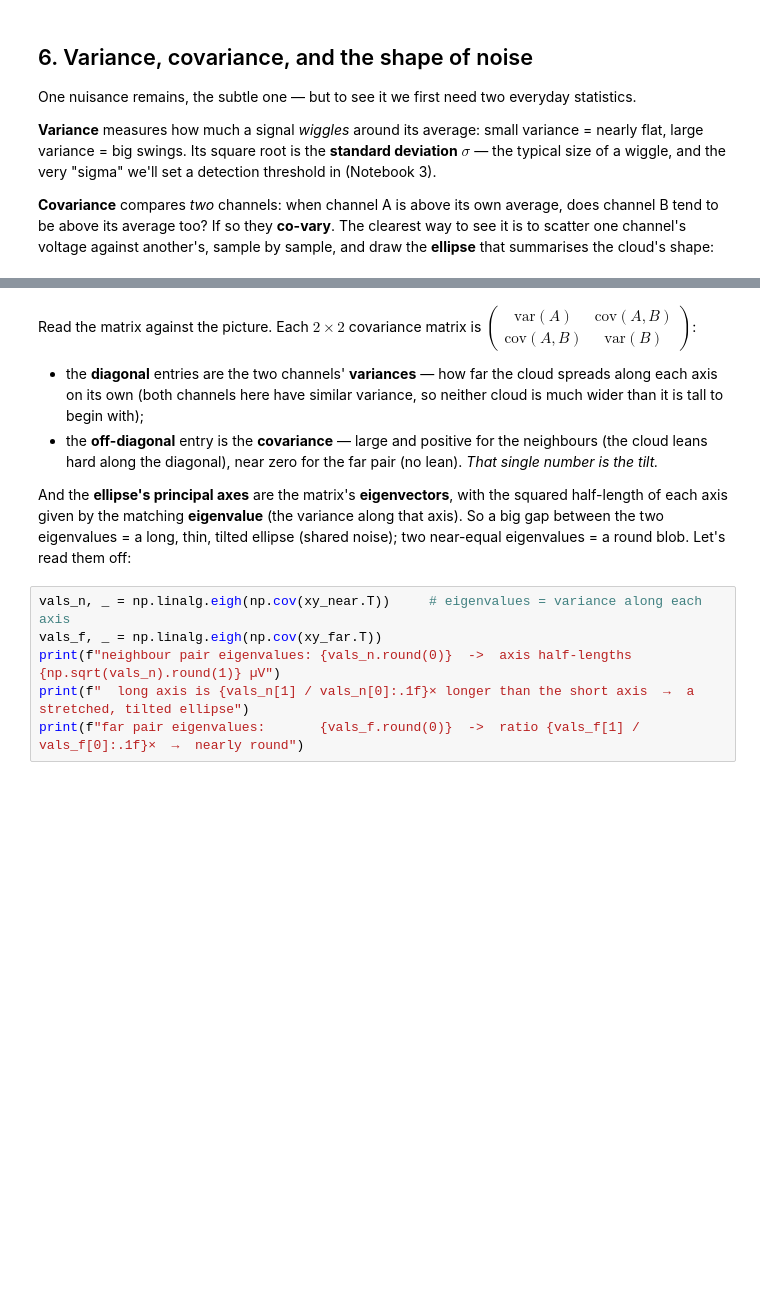
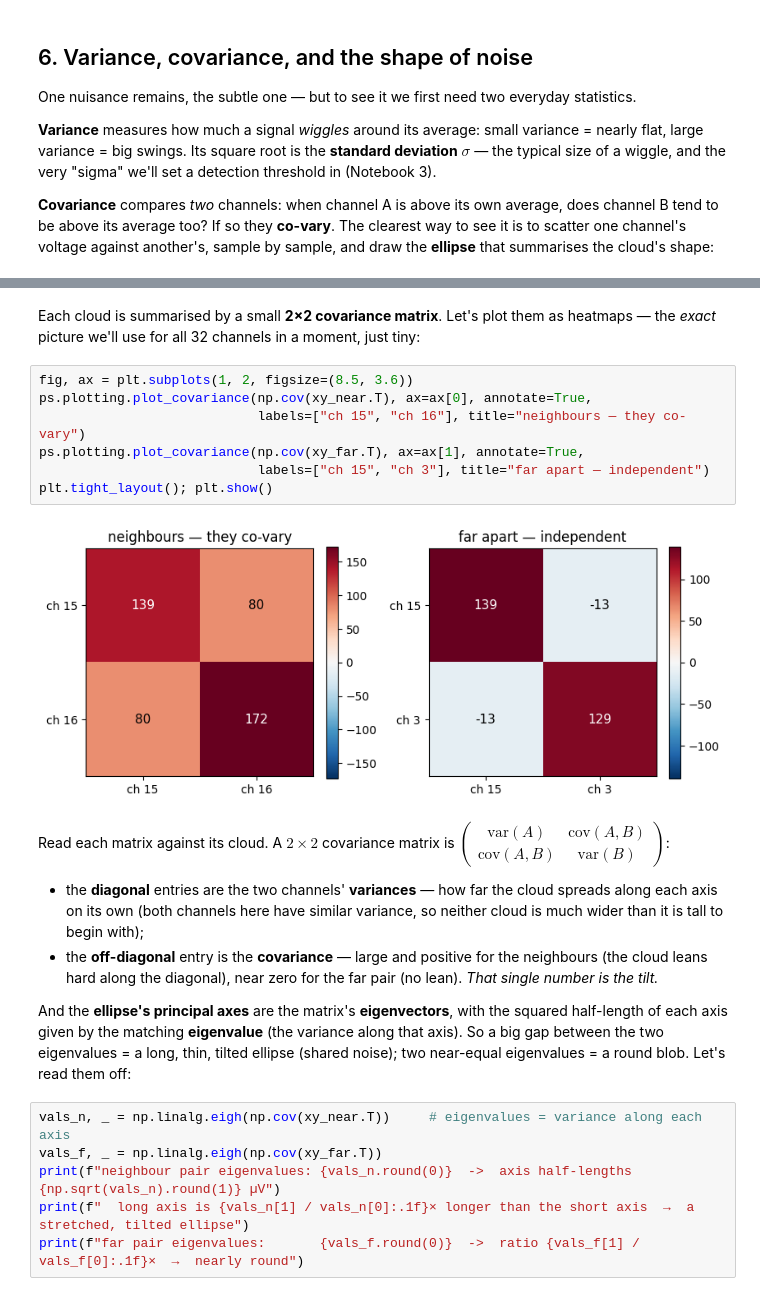
Before and after one commit to stootoon/swc-en-2026, a Jupyter notebook: ephys-pop/notebooks/02_preprocessing_solutions.ipynb, the cells around one changed output, grey strips where cells are left out. Drawn from its saved outputs; the diff is of its cells as text; blank space fills up the shorter version.

```diff
--- a/ephys-pop/notebooks/02_preprocessing_solutions.ipynb
+++ b/ephys-pop/notebooks/02_preprocessing_solutions.ipynb
@@ -449,5 +437,17 @@ print(np.cov(xy_far.T).round(0))
+# %% [markdown]
+Each cloud is summarised by a small **2×2 covariance matrix**. Let's plot them as
+heatmaps — the *exact* picture we'll use for all 32 channels in a moment, just tiny:
+# %%
+fig, ax = plt.subplots(1, 2, figsize=(8.5, 3.6))
+ps.plotting.plot_covariance(np.cov(xy_near.T), ax=ax[0], annotate=True,
+                            labels=["ch 15", "ch 16"], title="neighbours — they co-vary")
+ps.plotting.plot_covariance(np.cov(xy_far.T), ax=ax[1], annotate=True,
+                            labels=["ch 15", "ch 3"], title="far apart — independent")
+plt.tight_layout(); plt.show()
+# %% [output]
+[figure, added]
 # %% [markdown]
-Read the matrix against the picture. Each $2\times2$ covariance matrix is
+Read each matrix against its cloud. A $2\times2$ covariance matrix is
 $\begin{pmatrix}\text{var}(A) & \text{cov}(A,B)\\ \text{cov}(A,B) & \text{var}(B)\end{pmatrix}$:
 
 - the **diagonal** entries are the two channels' **variances** — how far the cloud
```
Also changed, not shown: parts of 4 cells of this notebook, 3 other files.
